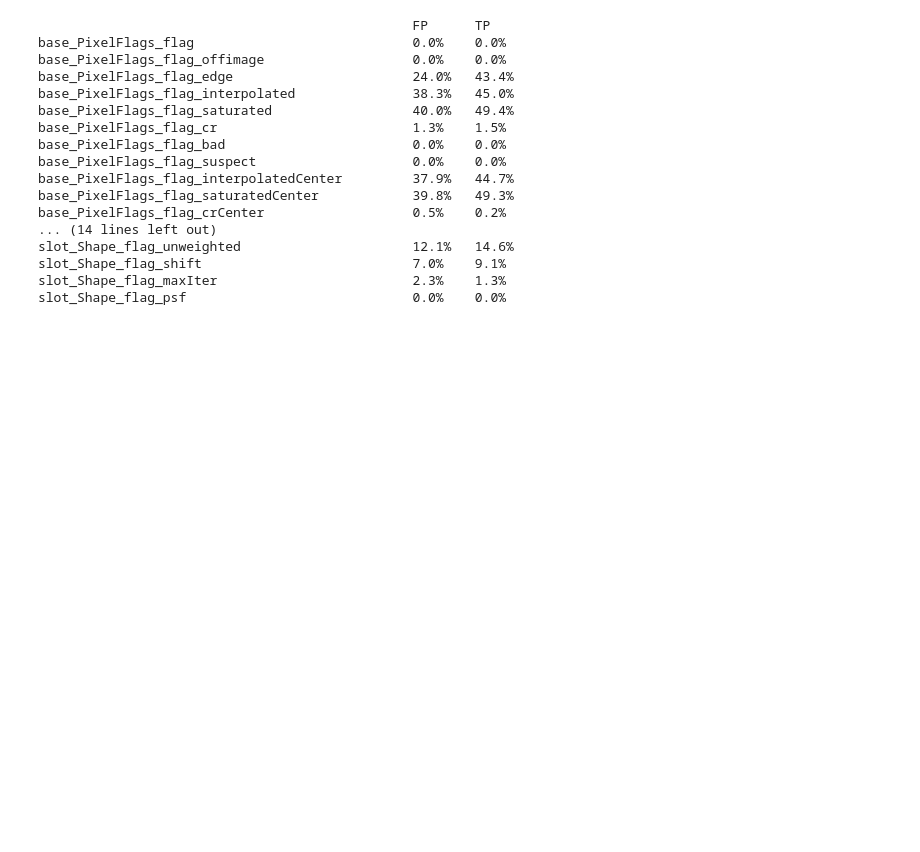
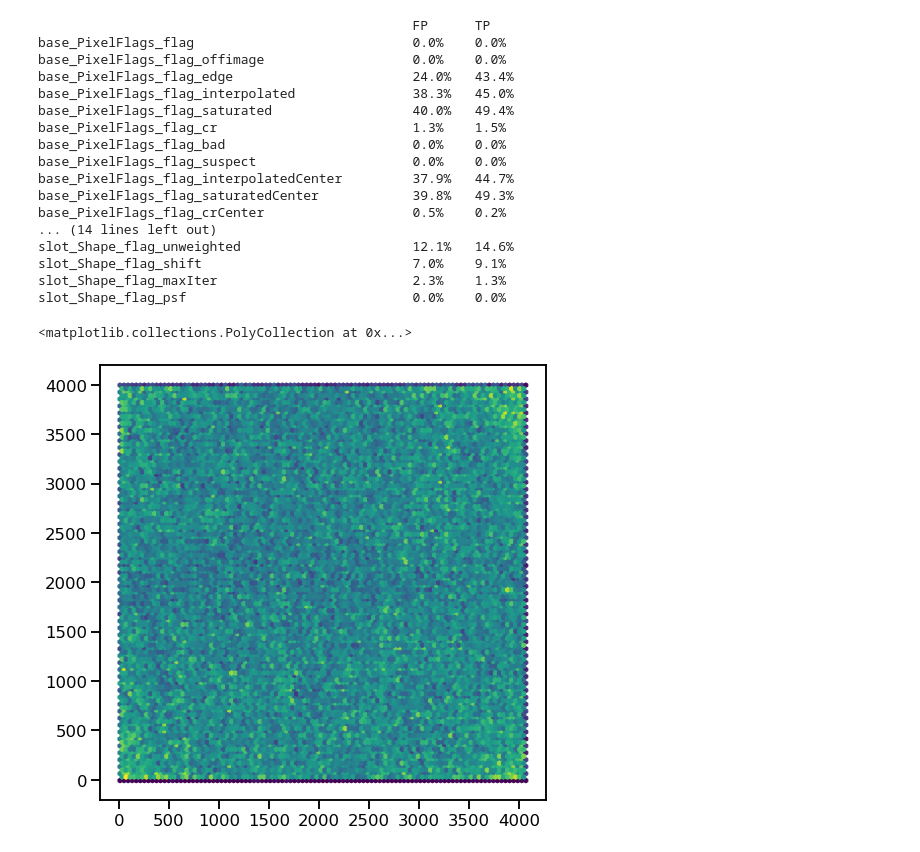
Before and after one commit to lsst-dm/ap_pipe-notebooks, a Jupyter notebook: notebooks/PREOPS-559_DC2_DIASource_Match.ipynb, the cells around one changed output. Drawn from its saved outputs; the diff is of its cells as text; code cells hidden in the pictures; blank space fills up the shorter version.

```diff
--- a/notebooks/PREOPS-559_DC2_DIASource_Match.ipynb
+++ b/notebooks/PREOPS-559_DC2_DIASource_Match.ipynb
@@ -654,3 +683,9 @@ slot_Shape_flag_unweighted                      12.1%   14.6%
 slot_Shape_flag_shift                           7.0%    9.1%
 slot_Shape_flag_maxIter                         2.3%    1.3%
 slot_Shape_flag_psf                             0.0%    0.0%
+# %%
+plt.figure(figsize=(8,8))
+plt.hexbin(dfm.loc[wfp,'x'],dfm.loc[wfp,'y'])
+# %% [output]
+<matplotlib.collections.PolyCollection at 0x...>
+[figure, added]
```
Also changed, not shown: parts of 8 cells of this notebook.
